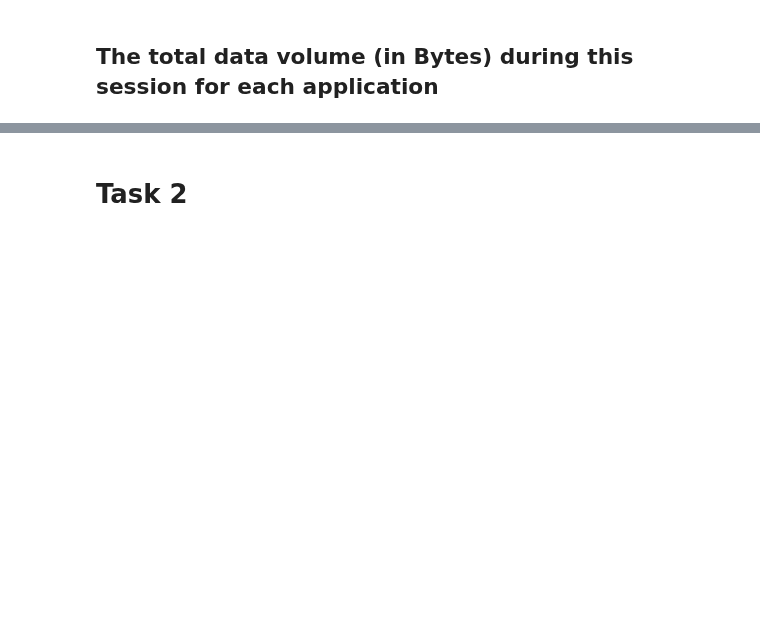
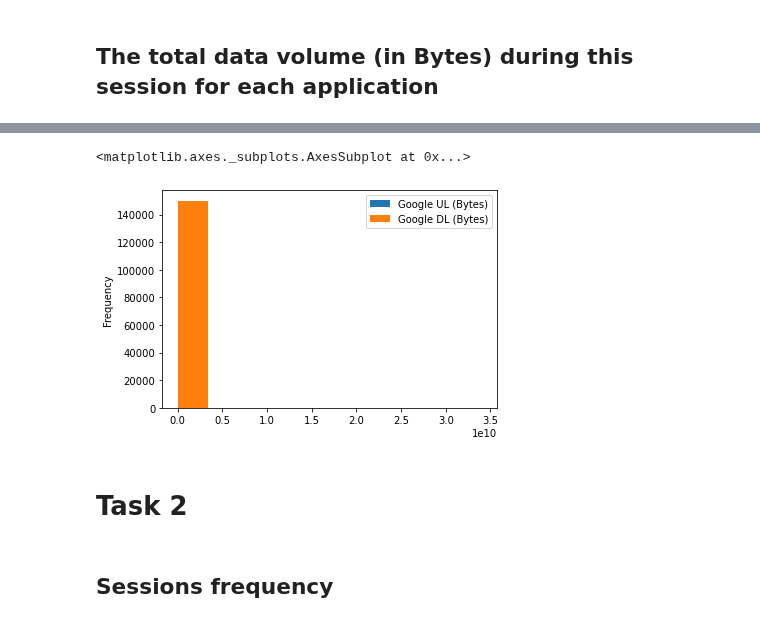
Before and after one commit to comsavvy/Data-analysis-for-business, a Jupyter notebook: Data analysis1.ipynb, the cells around one changed output, grey strips where cells are left out. Drawn from its saved outputs; the diff is of its cells as text; code cells hidden in the pictures; blank space fills up the shorter version.

```diff
--- a/Data analysis1.ipynb
+++ b/Data analysis1.ipynb
@@ -216,0 +243,5 @@ plt.legend(loc= "lower right")
+# %%
+data[['Google UL (Bytes)', 'Google DL (Bytes)']].plot.hist()
+# %% [output]
+<matplotlib.axes._subplots.AxesSubplot at 0x...>
+[figure, added]
@@ -217,2 +250,4 @@ plt.legend(loc= "lower right")
 # %% [markdown]
 # Task 2
+# %% [markdown]
+## Sessions frequency
```
Also changed, not shown: parts of 12 cells of this notebook, 1 other file.
